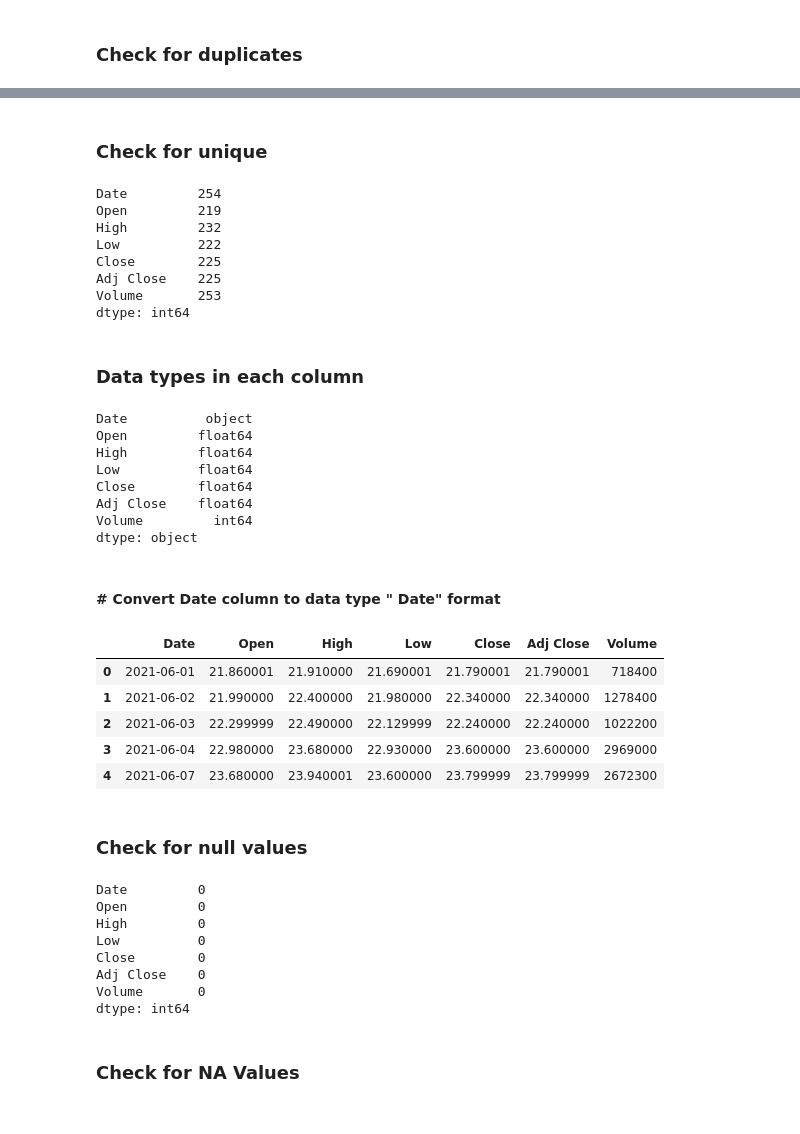
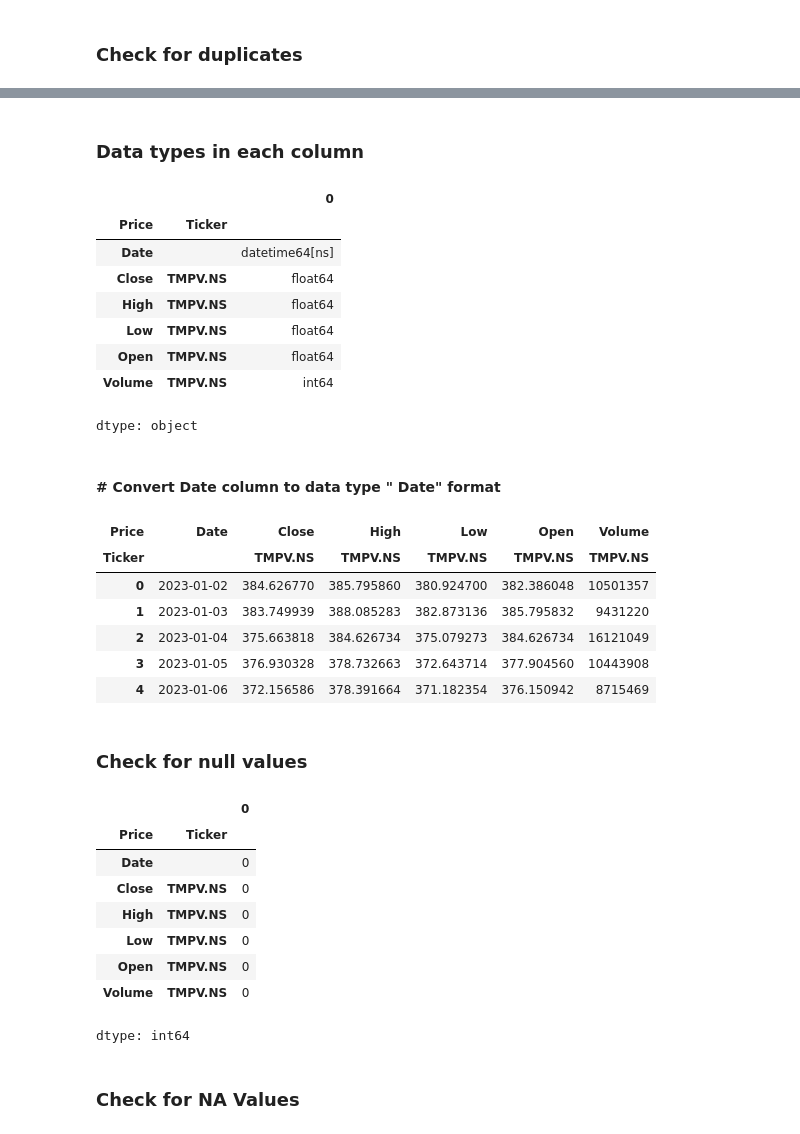
Before and after one commit to stacykeago/Tata-Motors-Stock-Price-Prediction-Random-forest-regression-K-Nearest-Neighbour, a Jupyter notebook: Tata_Motors_Stock_Price_Prediction_using_Python.ipynb, the cells around one changed output, grey strips where cells are left out. Saved outputs shown, nothing was run; the diff lists cells and outputs as text; code cells hidden in the pictures.

```diff
--- a/Tata_Motors_Stock_Price_Prediction_using_Python.ipynb
+++ b/Tata_Motors_Stock_Price_Prediction_using_Python.ipynb
@@ -67,0 +34,10 @@ ERROR:yfinance:['TATAMOTORS.NS']: YFTzMissingError('possibly delisted; no timezo
+# %%
+import yfinance as yf
+
+# Use a single valid ticker that won't throw missing data errors
+ttm = yf.download("TMPV.NS", start="2023-01-01")
+
+# Clean up columns and view data
+ttm.columns = ttm.columns.get_level_values(0) if isinstance(ttm.columns, tuple) else ttm.columns
+ttm = ttm.reset_index()
+ttm.head()
@@ -123,56 +117,44 @@ False
-# %% [markdown]
-### Check for unique
-# %%
-# Check for unique values in each column
-ttm.nunique()
-# %% [output]
-Date         254
-Open         219
-High         232
-Low          222
-Close        225
-Adj Close    225
-Volume       253
-dtype: int64
 # %% [markdown]
 ### Data types in each column
 # %%
 # Check for data types in each column
 ttm.dtypes
 # %% [output]
+|  |  | 0 |
+| Price | Ticker |  |
+| Date |  | datetime64[ns] |
+| Close | TMPV.NS | float64 |
+| High | TMPV.NS | float64 |
+| Low | TMPV.NS | float64 |
+| Open | TMPV.NS | float64 |
+| Volume | TMPV.NS | int64 |
-Date          object
-Open         float64
-High         float64
-Low          float64
-Close        float64
-Adj Close    float64
-Volume         int64
 dtype: object
 # %% [markdown]
 #### # Convert Date column to data type " Date" format
 # %%
-# Convert Date column to data type " Date"
-ttm['Date'] = pd.to_datetime(ttm.Date)
+ttm['Date'] = pd.to_datetime(ttm['Date'])
 ttm.head()
 # %% [output]
-|  | Date | Open | High | Low | Close | Adj Close | Volume |
-| 0 | 2021-06-01 | 21.860001 | 21.910000 | 21.690001 | 21.790001 | 21.790001 | 718400 |
-| 1 | 2021-06-02 | 21.990000 | 22.400000 | 21.980000 | 22.340000 | 22.340000 | 1278400 |
-| 2 | 2021-06-03 | 22.299999 | 22.490000 | 22.129999 | 22.240000 | 22.240000 | 1022200 |
-| 3 | 2021-06-04 | 22.980000 | 23.680000 | 22.930000 | 23.600000 | 23.600000 | 2969000 |
-| 4 | 2021-06-07 | 23.680000 | 23.940001 | 23.600000 | 23.799999 | 23.799999 | 2672300 |
+| Price | Date | Close | High | Low | Open | Volume |
+| Ticker |  | TMPV.NS | TMPV.NS | TMPV.NS | TMPV.NS | TMPV.NS |
+| 0 | 2023-01-02 | 384.626770 | 385.795860 | 380.924700 | 382.386048 | 10501357 |
+| 1 | 2023-01-03 | 383.749939 | 388.085283 | 382.873136 | 385.795832 | 9431220 |
+| 2 | 2023-01-04 | 375.663818 | 384.626734 | 375.079273 | 384.626734 | 16121049 |
+| 3 | 2023-01-05 | 376.930328 | 378.732663 | 372.643714 | 377.904560 | 10443908 |
+| 4 | 2023-01-06 | 372.156586 | 378.391664 | 371.182354 | 376.150942 | 8715469 |
 # %% [markdown]
 ### Check for null values
 # %%
 ttm.isnull().sum()
 # %% [output]
+|  |  | 0 |
+| Price | Ticker |  |
+| Date |  | 0 |
+| Close | TMPV.NS | 0 |
+| High | TMPV.NS | 0 |
+| Low | TMPV.NS | 0 |
+| Open | TMPV.NS | 0 |
+| Volume | TMPV.NS | 0 |
-Date         0
-Open         0
-High         0
-Low          0
-Close        0
-Adj Close    0
-Volume       0
 dtype: int64
 # %% [markdown]
 ### Check for NA Values
```
Also changed, not shown: parts of 59 cells of this notebook.
